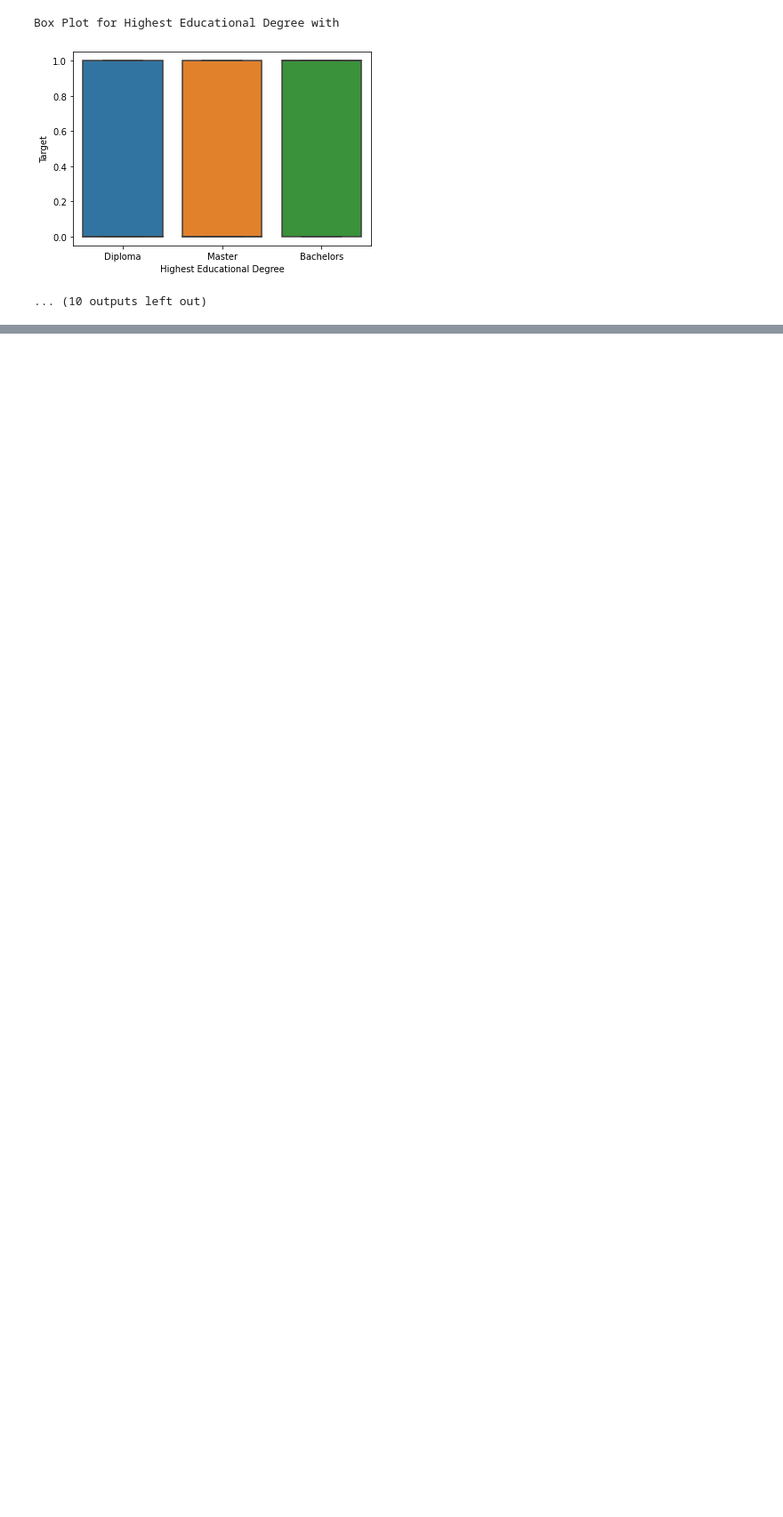
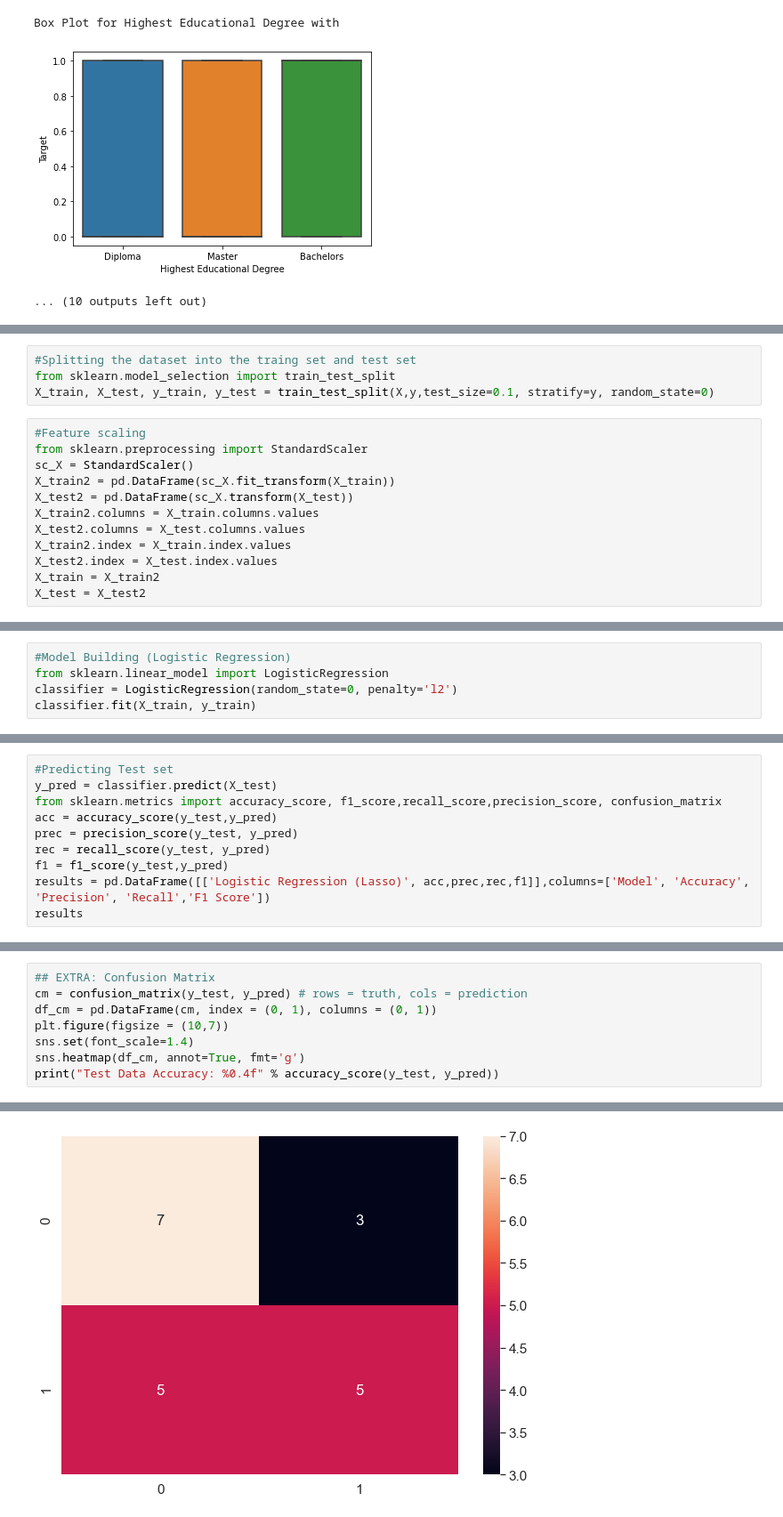
Before and after one commit to karunyads/MiniProject-FE, a Jupyter notebook: FE_PROJECT1_06.ipynb, the cells around one changed output, grey strips where cells are left out. Shown at 89% size. Cells and saved outputs as stored; diff of their text form; blank space fills up the shorter version.

Commit message:
RFE and LogisticRegression

```diff
--- a/FE_PROJECT1_06.ipynb
+++ b/FE_PROJECT1_06.ipynb
@@ -648,0 +707,16 @@ Box Plot for Highest Educational Degree with
+# %%
+#Splitting the dataset into the traing set and test set
+from sklearn.model_selection import train_test_split
+X_train, X_test, y_train, y_test = train_test_split(X,y,test_size=0.1, stratify=y, random_state=0)
+# %%
+#Feature scaling
+from sklearn.preprocessing import StandardScaler
+sc_X = StandardScaler()
+X_train2 = pd.DataFrame(sc_X.fit_transform(X_train))
+X_test2 = pd.DataFrame(sc_X.transform(X_test))
+X_train2.columns = X_train.columns.values
+X_test2.columns = X_test.columns.values
+X_train2.index = X_train.index.values
+X_test2.index = X_test.index.values
+X_train = X_train2
+X_test = X_test2
@@ -648,0 +743,5 @@ Box Plot for Highest Educational Degree with
+# %%
+#Model Building (Logistic Regression)
+from sklearn.linear_model import LogisticRegression
+classifier = LogisticRegression(random_state=0, penalty='l2')
+classifier.fit(X_train, y_train)
@@ -648,0 +750,10 @@ Box Plot for Highest Educational Degree with
+# %%
+#Predicting Test set
+y_pred = classifier.predict(X_test)
+from sklearn.metrics import accuracy_score, f1_score,recall_score,precision_score, confusion_matrix
+acc = accuracy_score(y_test,y_pred)
+prec = precision_score(y_test, y_pred)
+rec = recall_score(y_test, y_pred)
+f1 = f1_score(y_test,y_pred)
+results = pd.DataFrame([['Logistic Regression (Lasso)', acc,prec,rec,f1]],columns=['Model', 'Accuracy', 'Precision', 'Recall','F1 Score'])
+results
@@ -648,0 +763,9 @@ Box Plot for Highest Educational Degree with
+# %%
+## EXTRA: Confusion Matrix
+cm = confusion_matrix(y_test, y_pred) # rows = truth, cols = prediction
+df_cm = pd.DataFrame(cm, index = (0, 1), columns = (0, 1))
+plt.figure(figsize = (10,7))
+sns.set(font_scale=1.4)
+sns.heatmap(df_cm, annot=True, fmt='g')
+print("Test Data Accuracy: %0.4f" % accuracy_score(y_test, y_pred))
+# %% [output]
@@ -648,0 +773 @@ Box Plot for Highest Educational Degree with
+[figure, added]
```
Also changed, not shown: parts of 24 cells of this notebook.
